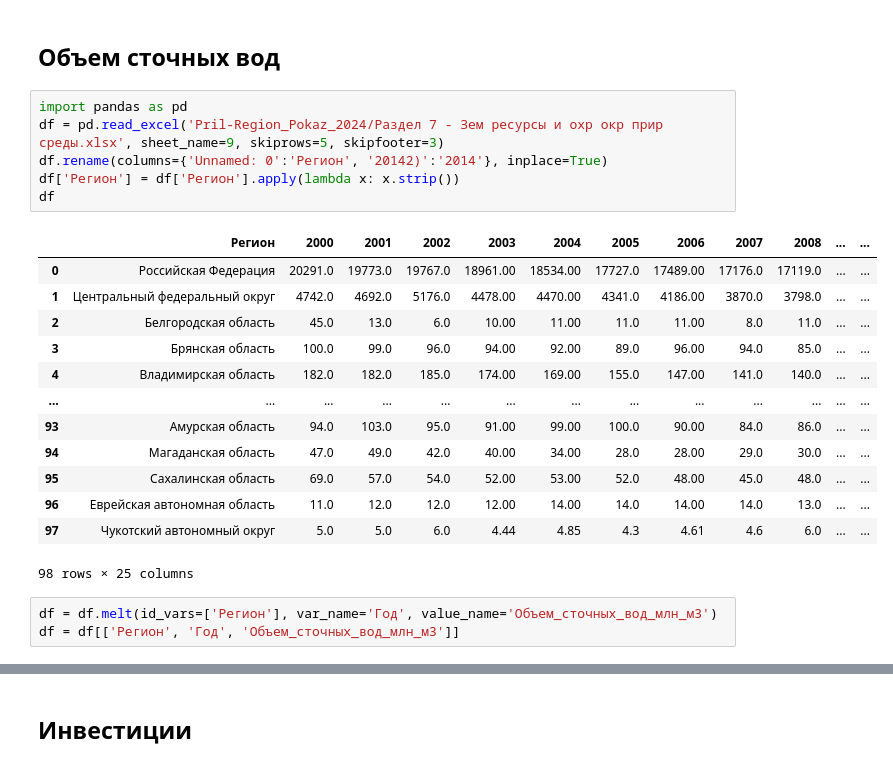
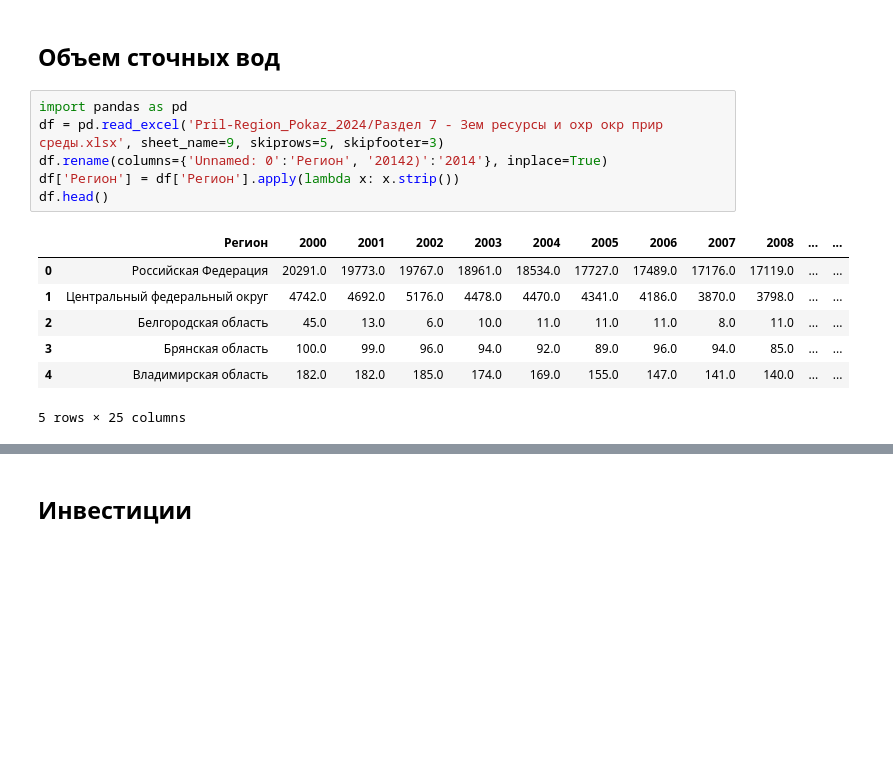
Before and after one commit to fastnets/Environmental-monitoring-of-water-resources, a Jupyter notebook: notebooks/merge/dataset1.ipynb, the cells around one changed output, grey strips where cells are left out. Drawn from its saved outputs; the diff is of its cells as text; blank space fills up the shorter version.

```diff
--- a/notebooks/merge/dataset1.ipynb
+++ b/notebooks/merge/dataset1.ipynb
@@ -5,23 +5,14 @@
 # %%
 import pandas as pd
 df = pd.read_excel('Pril-Region_Pokaz_2024/Раздел 7 - Зем ресурсы и охр окр прир среды.xlsx', sheet_name=9, skiprows=5, skipfooter=3)
 df.rename(columns={'Unnamed: 0':'Регион', '20142)':'2014'}, inplace=True)
 df['Регион'] = df['Регион'].apply(lambda x: x.strip())
-df
+df.head()
 # %% [output]
 |  | Регион | 2000 | 2001 | 2002 | 2003 | 2004 | 2005 | 2006 | 2007 | 2008 | ... | ... |
-| 0 | Российская Федерация | 20291.0 | 19773.0 | 19767.0 | 18961.00 | 18534.00 | 17727.0 | 17489.00 | 17176.0 | 17119.0 | ... | ... |
-| 1 | Центральный федеральный округ | 4742.0 | 4692.0 | 5176.0 | 4478.00 | 4470.00 | 4341.0 | 4186.00 | 3870.0 | 3798.0 | ... | ... |
-| 2 | Белгородская область | 45.0 | 13.0 | 6.0 | 10.00 | 11.00 | 11.0 | 11.00 | 8.0 | 11.0 | ... | ... |
-| 3 | Брянская область | 100.0 | 99.0 | 96.0 | 94.00 | 92.00 | 89.0 | 96.00 | 94.0 | 85.0 | ... | ... |
-| 4 | Владимирская область | 182.0 | 182.0 | 185.0 | 174.00 | 169.00 | 155.0 | 147.00 | 141.0 | 140.0 | ... | ... |
-| ... | ... | ... | ... | ... | ... | ... | ... | ... | ... | ... | ... | ... |
-| 93 | Амурская область | 94.0 | 103.0 | 95.0 | 91.00 | 99.00 | 100.0 | 90.00 | 84.0 | 86.0 | ... | ... |
-| 94 | Магаданская область | 47.0 | 49.0 | 42.0 | 40.00 | 34.00 | 28.0 | 28.00 | 29.0 | 30.0 | ... | ... |
-| 95 | Сахалинская область | 69.0 | 57.0 | 54.0 | 52.00 | 53.00 | 52.0 | 48.00 | 45.0 | 48.0 | ... | ... |
-| 96 | Еврейская автономная область | 11.0 | 12.0 | 12.0 | 12.00 | 14.00 | 14.0 | 14.00 | 14.0 | 13.0 | ... | ... |
-| 97 | Чукотский автономный округ | 5.0 | 5.0 | 6.0 | 4.44 | 4.85 | 4.3 | 4.61 | 4.6 | 6.0 | ... | ... |
+| 0 | Российская Федерация | 20291.0 | 19773.0 | 19767.0 | 18961.0 | 18534.0 | 17727.0 | 17489.0 | 17176.0 | 17119.0 | ... | ... |
+| 1 | Центральный федеральный округ | 4742.0 | 4692.0 | 5176.0 | 4478.0 | 4470.0 | 4341.0 | 4186.0 | 3870.0 | 3798.0 | ... | ... |
+| 2 | Белгородская область | 45.0 | 13.0 | 6.0 | 10.0 | 11.0 | 11.0 | 11.0 | 8.0 | 11.0 | ... | ... |
+| 3 | Брянская область | 100.0 | 99.0 | 96.0 | 94.0 | 92.0 | 89.0 | 96.0 | 94.0 | 85.0 | ... | ... |
+| 4 | Владимирская область | 182.0 | 182.0 | 185.0 | 174.0 | 169.0 | 155.0 | 147.0 | 141.0 | 140.0 | ... | ... |
-98 rows × 25 columns
+5 rows × 25 columns
-# %%
-df = df.melt(id_vars=['Регион'], var_name='Год', value_name='Объем_сточных_вод_млн_м3')
-df = df[['Регион', 'Год', 'Объем_сточных_вод_млн_м3']]
```
Also changed, not shown: parts of 18 cells of this notebook.
